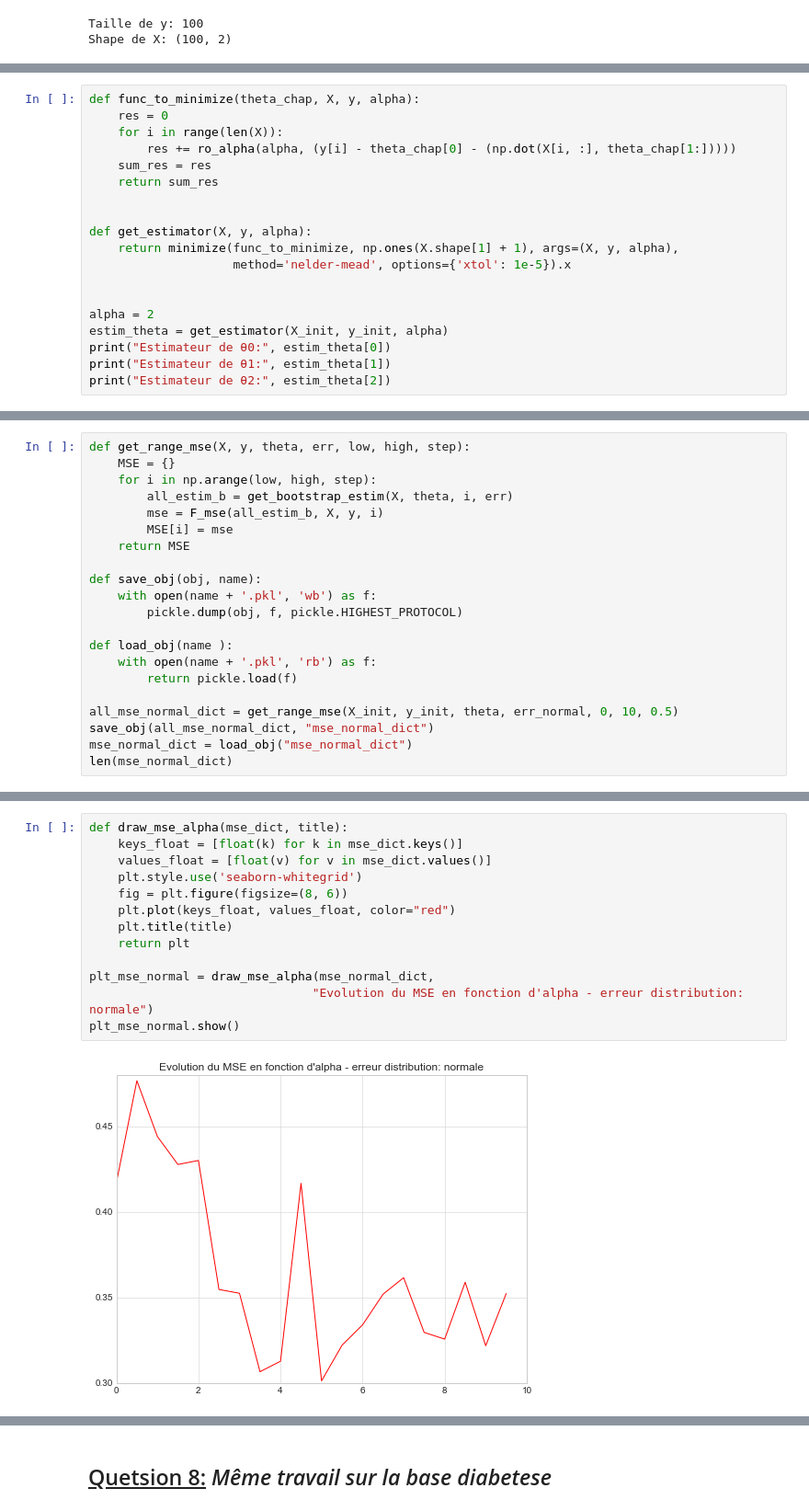
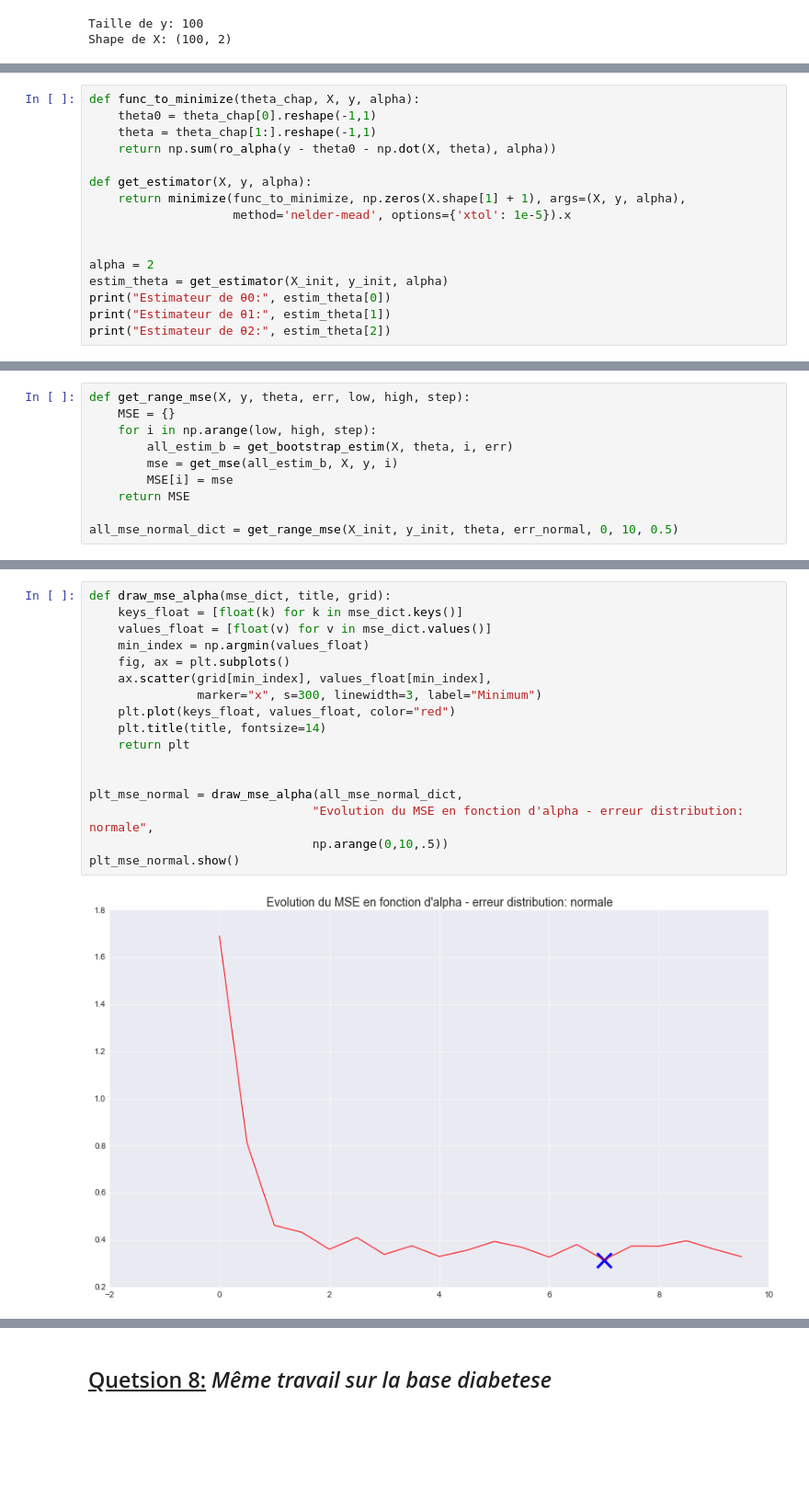
Before and after one commit to ClementTr/Statistics, a Jupyter notebook: TP3/TP_3.ipynb, the cells around one changed output, grey strips where cells are left out. Shown: that part at 92% size. Cells and saved outputs as stored; diff of their text form; blank space fills up the shorter version.

```diff
--- a/TP3/TP_3.ipynb
+++ b/TP3/TP_3.ipynb
@@ -73,14 +84,11 @@ Shape de X: (100, 2)
 # %%
 def func_to_minimize(theta_chap, X, y, alpha):
-    res = 0
-    for i in range(len(X)):
-        res += ro_alpha(alpha, (y[i] - theta_chap[0] - (np.dot(X[i, :], theta_chap[1:]))))
-    sum_res = res
-    return sum_res
-
+    theta0 = theta_chap[0].reshape(-1,1)
+    theta = theta_chap[1:].reshape(-1,1)
+    return np.sum(ro_alpha(y - theta0 - np.dot(X, theta), alpha))
 
 def get_estimator(X, y, alpha):
-    return minimize(func_to_minimize, np.ones(X.shape[1] + 1), args=(X, y, alpha),
+    return minimize(func_to_minimize, np.zeros(X.shape[1] + 1), args=(X, y, alpha),
                     method='nelder-mead', options={'xtol': 1e-5}).x
 
 
@@ -174,19 +182,8 @@ def get_range_mse(X, y, theta, err, low, high, step):
     MSE = {}
     for i in np.arange(low, high, step):
         all_estim_b = get_bootstrap_estim(X, theta, i, err)
-        mse = F_mse(all_estim_b, X, y, i)
+        mse = get_mse(all_estim_b, X, y, i)
         MSE[i] = mse
     return MSE
 
-def save_obj(obj, name):
-    with open(name + '.pkl', 'wb') as f:
-        pickle.dump(obj, f, pickle.HIGHEST_PROTOCOL)
-
-def load_obj(name ):
-    with open(name + '.pkl', 'rb') as f:
-        return pickle.load(f)
-
 all_mse_normal_dict = get_range_mse(X_init, y_init, theta, err_normal, 0, 10, 0.5)
-save_obj(all_mse_normal_dict, "mse_normal_dict")
-mse_normal_dict = load_obj("mse_normal_dict")
-len(mse_normal_dict)
@@ -195,16 +190,20 @@ len(mse_normal_dict)
 # %%
-def draw_mse_alpha(mse_dict, title):
+def draw_mse_alpha(mse_dict, title, grid):
     keys_float = [float(k) for k in mse_dict.keys()]
     values_float = [float(v) for v in mse_dict.values()]
-    plt.style.use('seaborn-whitegrid')
-    fig = plt.figure(figsize=(8, 6))
+    min_index = np.argmin(values_float)
+    fig, ax = plt.subplots()
+    ax.scatter(grid[min_index], values_float[min_index],
+               marker="x", s=300, linewidth=3, label="Minimum")
     plt.plot(keys_float, values_float, color="red")
-    plt.title(title)
+    plt.title(title, fontsize=14)
     return plt
 
-plt_mse_normal = draw_mse_alpha(mse_normal_dict,
-                               "Evolution du MSE en fonction d'alpha - erreur distribution: normale")
+
+plt_mse_normal = draw_mse_alpha(all_mse_normal_dict,
+                               "Evolution du MSE en fonction d'alpha - erreur distribution: normale",
+                               np.arange(0,10,.5))
 plt_mse_normal.show()
 # %% [output]
-[figure, old version]
+[figure, new version]
 # %% [markdown]
```
Also changed, not shown: parts of 36 cells of this notebook, 4 other files.
